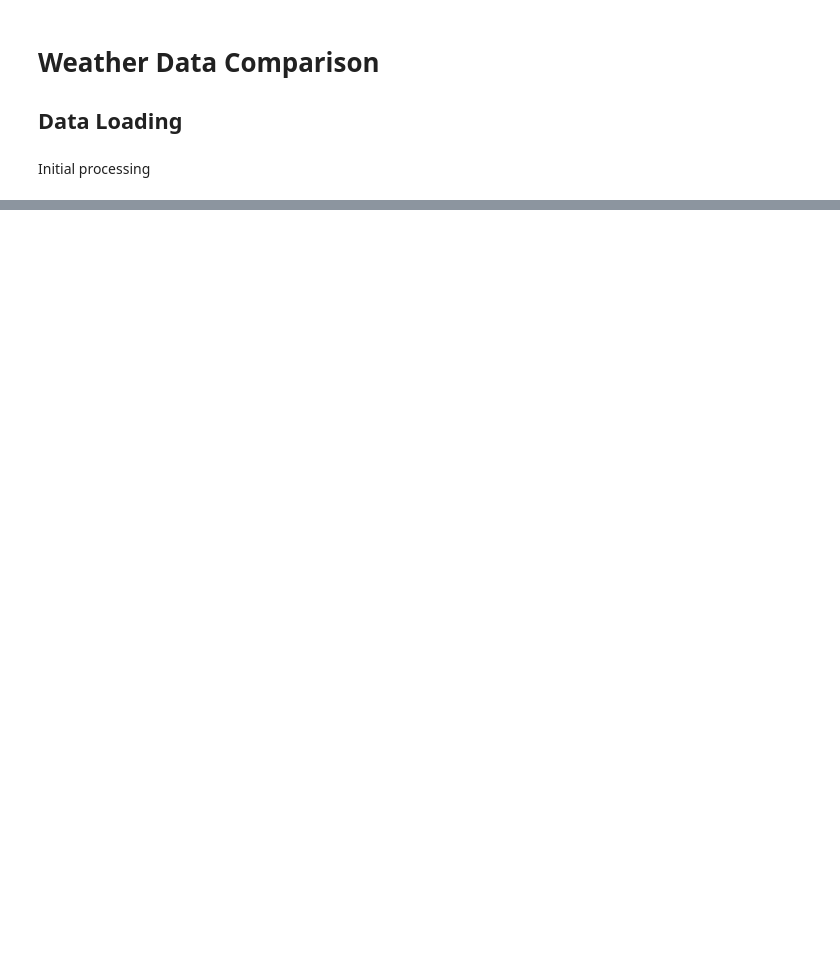
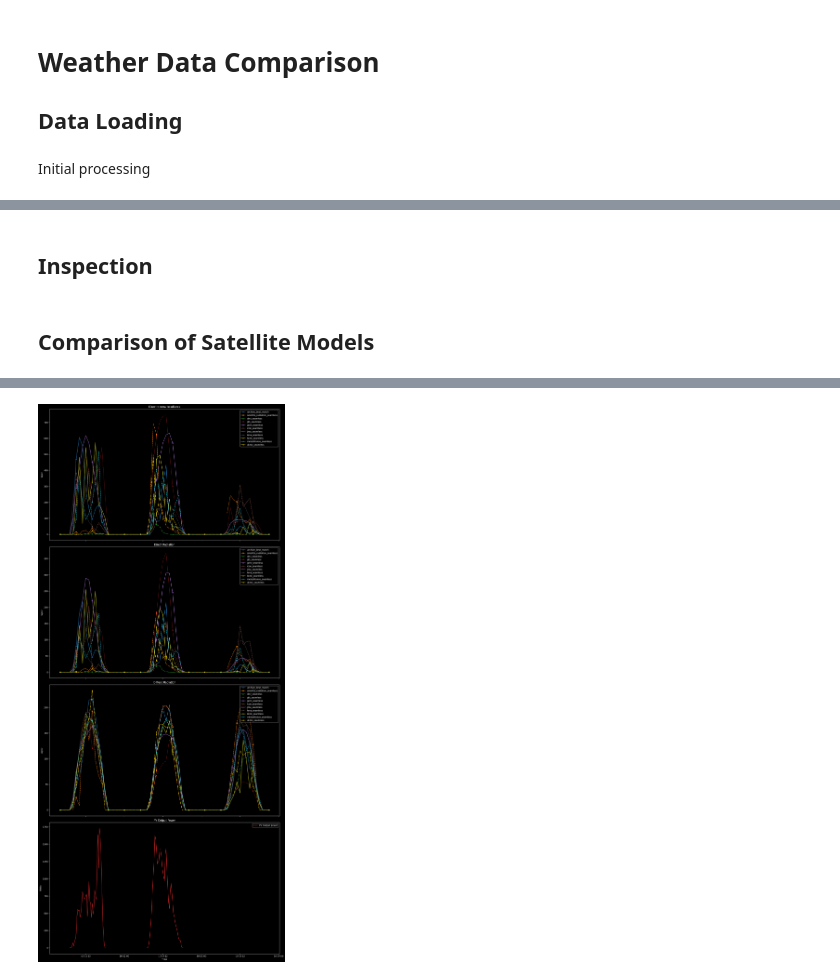
Before and after one commit to rjferrier/pv-prospect, a Jupyter notebook: data/exploration/weather-data-comparison.ipynb, the cells around one changed output, grey strips where cells are left out. Drawn from its saved outputs; the diff is of its cells as text; code cells hidden in the pictures; blank space fills up the shorter version.

Commit message:
Compare different satellite data sources

```diff
--- a/data/exploration/weather-data-comparison.ipynb
+++ b/data/exploration/weather-data-comparison.ipynb
@@ -323,0 +324,70 @@ plt.show()
+# %% [markdown]
+## Inspection
+# %% [markdown]
+## Comparison of Satellite Models
+# %%
+
+start = pd.Timestamp('2025-10-11 04:00:00')
+end = pd.Timestamp('2025-10-13 22:00:00')
+
+om_hourly_slice = om_hourly[(om_hourly['time'] >= start) & (om_hourly['time'] < end)]
+pvo_slice = pvo_slice[(pvo_slice['time'] >= start) & (pvo_slice['time'] < end)]
+
+fig, axes = plt.subplots(4, 1, figsize=(16, 36), sharex=True)
+
+models = [
+    'archive_best_match',
+    'satellite_radiation_seamless',
+    'dmi_seamless',
+    'gfs_seamless',
+    'gem_seamless',
+    'icon_seamless',
+    'jma_seamless',
+    'kma_seamless',
+    'knmi_seamless',
+    'meteofrance_seamless',
+    'meteoswiss_icon_seamless',
+    'metno_seamless,era5_seamless',
+    'ukmo_seamless',
+]
+
+om_hourly_slice.info()
+
+# Define distinct visual styles for each model
+colors = ['tab:blue', 'tab:orange', 'tab:green', 'tab:red', 'tab:purple',
+          'tab:brown', 'tab:pink', 'tab:gray', 'tab:olive', 'tab:cyan',
+          'gold', 'lime', 'navy']
+line_styles = ['-', '--', '-.', ':']
+markers = ['o', 's', '^', 'v', 'D', 'x', '+', '*', 'p', 'h', '<', '>', 'd']
+
+def plot_satellite_model(ax: plt.Axes, title: str, field_prefix: str):
+    model_idx = 0
+    for model in models:
+        field = f'{field_prefix}_{model}'
+        if field in om_hourly_slice.columns:
+            color = colors[model_idx % len(colors)]
+            linestyle = line_styles[model_idx % len(line_styles)]
+            marker = markers[model_idx % len(markers)]
+
+            ax.plot(om_hourly_slice['time'], om_hourly_slice[field],
+                   label=model, color=color, linestyle=linestyle,
+                   marker=marker, markevery=5, markersize=4)
+            model_idx += 1
+    ax.set_title(title)
+    ax.set_ylabel('W/m²')
+    ax.legend()
+
+plot_satellite_model(axes[0], 'Direct Normal Irradiance', 'direct_normal_irradiance')
+plot_satellite_model(axes[1], 'Direct Radiation', 'direct_radiation')
+plot_satellite_model(axes[2], 'Diffuse Radiation', 'diffuse_radiation')
+
+# 6. PV Output Power
+axes[3].plot(pvo_slice['time'], pvo_slice['power'], label='PV Output power', color='tab:red', linestyle='-')
+axes[3].set_title('PV Output Power')
+axes[3].set_ylabel('Watts')
+axes[3].legend()
+
+axes[3].set_xlabel('Time')
+plt.tight_layout()
+plt.show()
+# %% [output]
@@ -323,0 +411 @@ plt.show()
+[figure, added]
```
Also changed, not shown: parts of 7 cells of this notebook, 1 other file.
